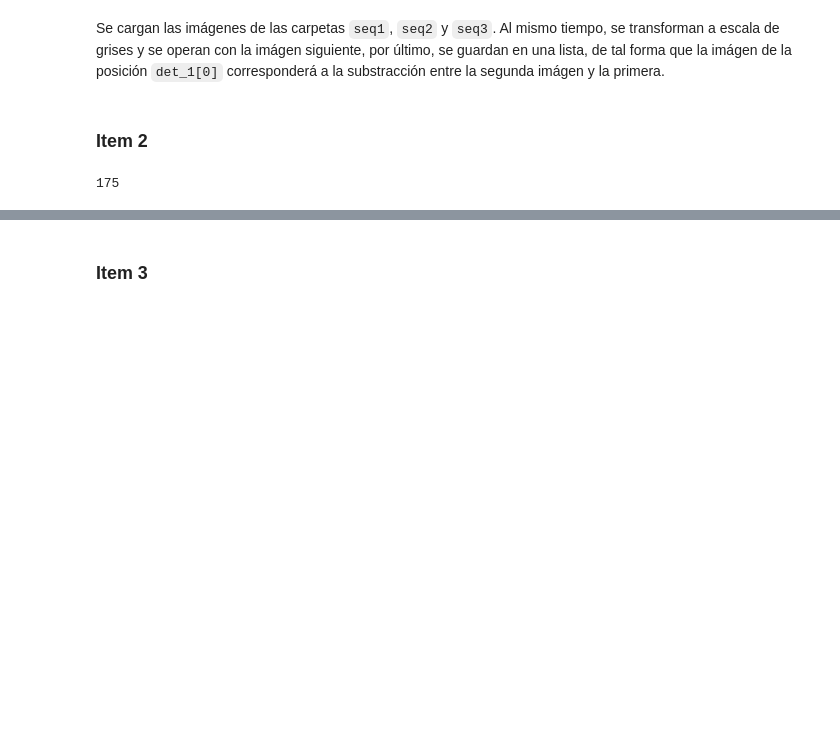
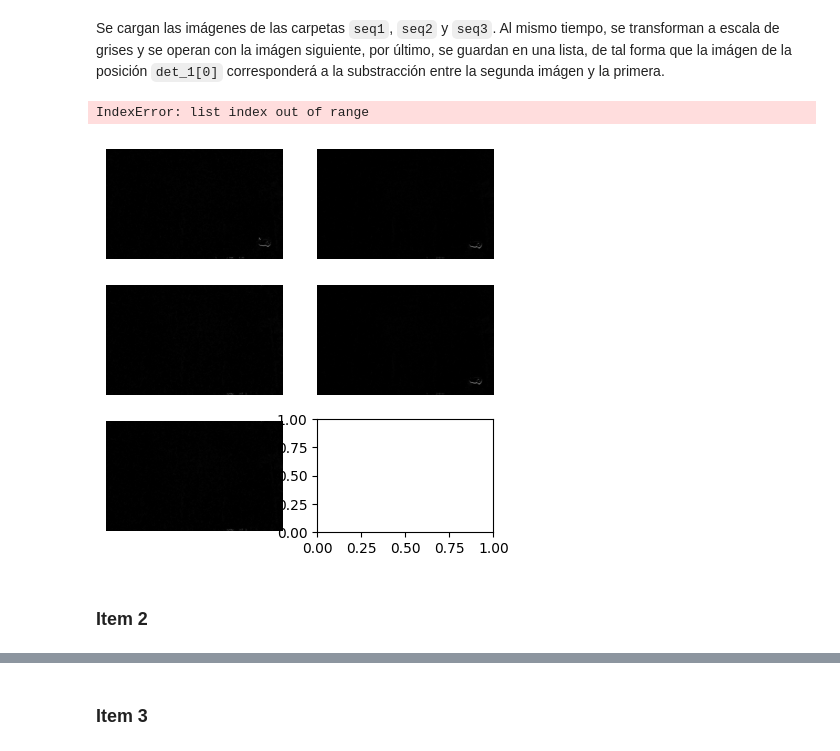
Before and after one commit to leslieecv/EL5206-Labs, a Jupyter notebook: Lab3/Lab3.ipynb, the cells around one changed output, grey strips where cells are left out. Cells and saved outputs as stored; diff of their text form; code cells hidden in the pictures; blank space fills up the shorter version.

```diff
--- a/Lab3/Lab3.ipynb
+++ b/Lab3/Lab3.ipynb
@@ -31,11 +31,8 @@ Se cargan las imágenes de las carpetas `seq1`, `seq2` y `seq3`. Al mismo tiempo
 # %%
 det_1 = []
 for k in range(1,500):
-    path1 = str(k)
-    path2 = str(k + 1)
-
-    path1 = path1.zfill(4)
-    path2 = path2.zfill(4)
+    path1 = str(k).zfill(4)
+    path2 = str(k + 1).zfill(4)
 
     img1 = cv2.imread(f"Lab-Mov/seq1/seq1/image-{path1}.jpg", cv2.IMREAD_GRAYSCALE)
     img2 = cv2.imread(f"Lab-Mov/seq1/seq1/image-{path2}.jpg", cv2.IMREAD_GRAYSCALE)
@@ -43,12 +40,9 @@ for k in range(1,500):
     det_1.append(sub)
 
 det_2 = []
-for k in range(1,500):
-    path1 = str(k)
-    path2 = str(k + 1)
-
-    path1 = path1.zfill(4)
-    path2 = path2.zfill(4)
+for k in range(1,400):
+    path1 = str(k).zfill(4)
+    path2 = str(k + 1).zfill(4)
 
     img1 = cv2.imread(f"Lab-Mov/seq1/seq1/image-{path1}.jpg", cv2.IMREAD_GRAYSCALE)
     img2 = cv2.imread(f"Lab-Mov/seq1/seq1/image-{path2}.jpg", cv2.IMREAD_GRAYSCALE)
@@ -56,35 +50,35 @@ for k in range(1,500):
     det_2.append(sub)
 
 det_3 = []
-for k in range(1,500):
-    path1 = str(k)
-    path2 = str(k + 1)
-
-    path1 = path1.zfill(4)
-    path2 = path2.zfill(4)
+for k in range(1,175):
+    path1 = str(k).zfill(4)
+    path2 = str(k + 1).zfill(4)
 
     img1 = cv2.imread(f"Lab-Mov/seq1/seq1/image-{path1}.jpg", cv2.IMREAD_GRAYSCALE)
     img2 = cv2.imread(f"Lab-Mov/seq1/seq1/image-{path2}.jpg", cv2.IMREAD_GRAYSCALE)
     sub = mov_det(img1,img2)
     det_3.append(sub)
 # %%
-fig, axs = plt.subplots(3, 2, figsize =(5, 20))
-axs[0, 0].imshow(det_1[253])
+fig, axs = plt.subplots(3, 2, figsize =(5, 5))
+axs[0, 0].imshow(det_1[253], cmap="gray")
 axs[0, 0].axis("off")
 axs[0, 1].imshow(det_1[256], cmap="gray")
 axs[0, 1].axis("off")
 
-axs[1, 0].imshow(det_2[5])
+axs[1, 0].imshow(det_2[5], cmap="gray")
 axs[1, 0].axis("off")
 axs[1, 1].imshow(det_2[256], cmap="gray")
 axs[1, 1].axis("off")
 
-axs[2, 0].imshow(det_3[5])
+axs[2, 0].imshow(det_3[5], cmap="gray")
 axs[2, 0].axis("off")
 axs[2, 1].imshow(det_3[256], cmap="gray")
 axs[2, 1].axis("off")
 
 plt.plot()
+# %% [output]
+IndexError: list index out of range
+[figure, added]
 # %% [markdown]
 ### Item 2
 # %%
@@ -101,4 +93,0 @@ for k in range(1,176):
-# %%
-len(vec)
-# %% [output]
-175
```
Also changed, not shown: parts of 9 cells of this notebook.
